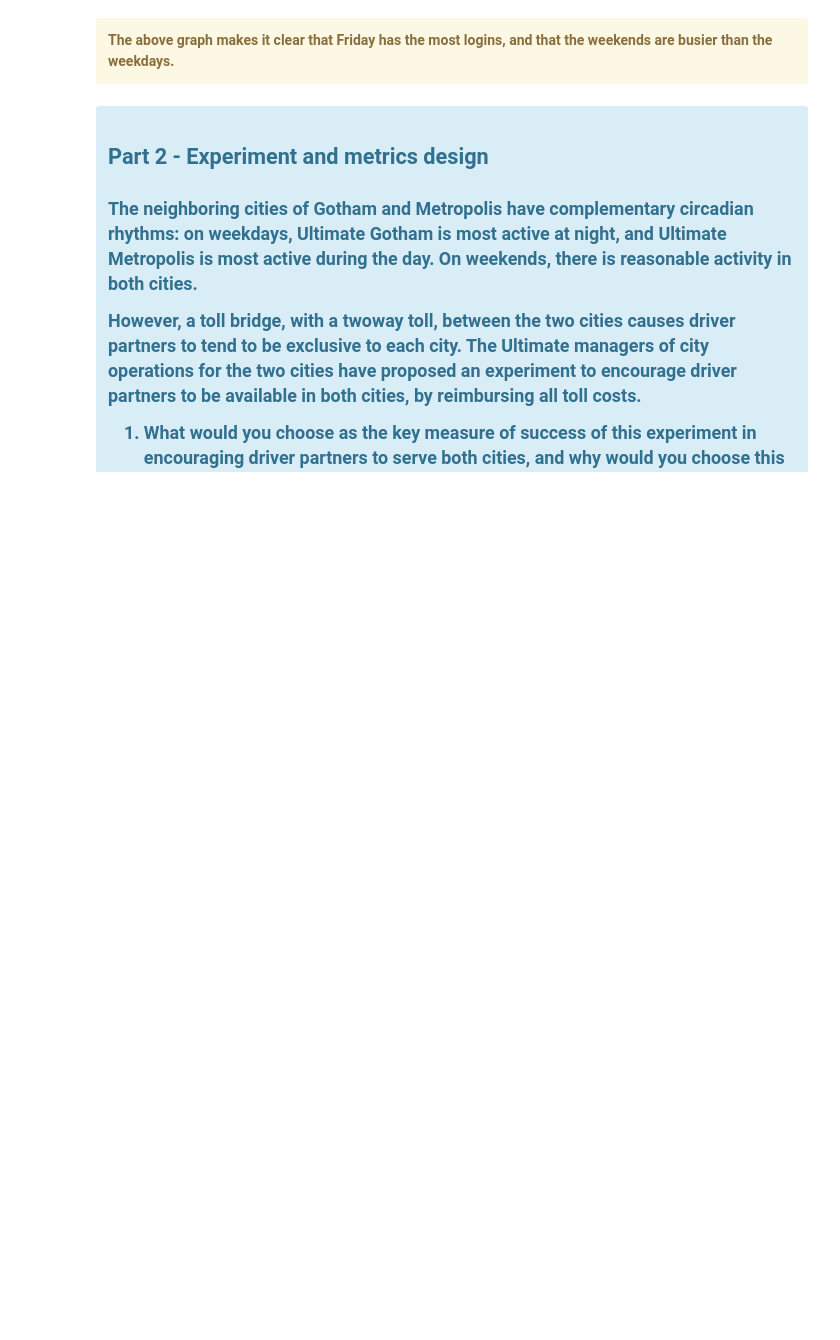
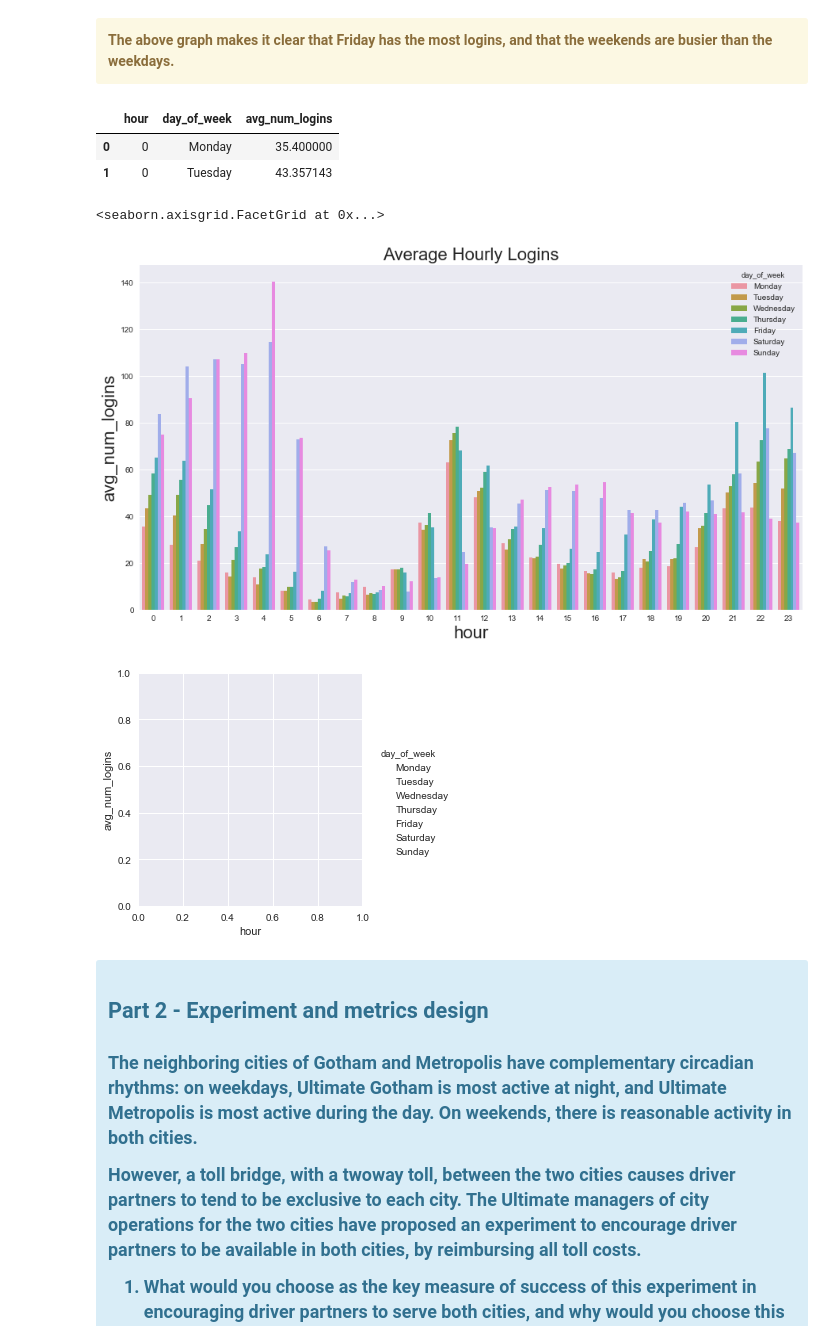
Before and after one commit to mtchem/Ultimate_technologies_challenge, a Jupyter notebook: Ulimate_inc_challenge.ipynb, the cells around one changed output. Saved outputs shown, nothing was run; the diff lists cells and outputs as text; code cells hidden in the pictures; blank space fills up the shorter version.

Commit message:
added average hourly logins per day plot

```diff
--- a/Ulimate_inc_challenge.ipynb
+++ b/Ulimate_inc_challenge.ipynb
@@ -88,13 +94,25 @@ plt.tight_layout()
 <div class="alert alert-warning">
 <strong>The above graph makes it clear that Friday has the most logins, and that the weekends are busier than the weekdays.</strong>
 </div>
-# %%
-# make a column that identify the day of week; Monday=0, Sunday=6
-login_data['day_of_week'] = login_data['login_time'].apply(lambda x: x.weekday())
-# separate the slow days (M,T,W,Th) from the busy days (F,Sa,Su)
-#slow_df = login_data[login_data.day_of_week < 4]
-#busy_df = login_data[login_data.day_of_week > 3]
-# add a column that upsamples by hour
-login_data['only_hour'] = login_data['login_time'].apply(lambda x: x.hour)
+# %%
+# resample index hourly
+daily_logins = login_data.resample('H').sum()
+# make a column that identify the day of week; Monday=0, Sunday=6
+day_of_week = list(daily_logins.index.dayofweek)
+daily_logins['day_of_week'] = day_of_week
+# add column with just the hour (omiting the date)
+daily_logins['hour'] = [time.hour for time in daily_logins.index]
+# %%
+# create dataframe of the average number of logins for each hour of each day
+avg_hourly_logins = pd.pivot_table(daily_logins, values = 'login_count', index = 'hour', columns = 'day_of_week', aggfunc=np.mean).rename(columns= {0:'Monday',1:'Tuesday',2:'Wednesday',3:'Thursday',4:'Friday',5:'Saturday',6:'Sunday'})
+# stack
+avg_hourly_logins = avg_hourly_logins.stack(level=['day_of_week'])
+# name the stack
+avg_hourly_logins.name = 'avg_num_logins'
+avg_hourly_logins_df = avg_hourly_logins.reset_index()
 # %%
-login_data.head(2)
+avg_hourly_logins_df.head(2)
+# %% [output]
+|  | hour | day_of_week | avg_num_logins |
+| 0 | 0 | Monday | 35.400000 |
+| 1 | 0 | Tuesday | 43.357143 |
@@ -117,3 +119,15 @@ plt.hbar(hourly_by_day['Monday'].index, sundays.login_count, label = "Sundays",
+# %%
+# plot average hourly use
+fig, ax = plt.subplots(figsize = (15,8))
+plt.xlabel('Hours', fontsize = 22)
+plt.ylabel('Number of Logins', fontsize = 22)
+plt.title('Average Hourly Logins', fontsize = 22)
+
+sns.factorplot(ax = ax, x='hour', y='avg_num_logins', data=avg_hourly_logins_df, kind = 'bar', hue='day_of_week')
+# %% [output]
+<seaborn.axisgrid.FacetGrid at 0x...>
+[figure, added]
+[figure, added]
 # %% [markdown]
 <div class="alert alert-info">
 <H2> Part 2 ‑ Experiment and metrics design </H2>
```
Also changed, not shown: parts of 8 cells of this notebook, 1 other file.
